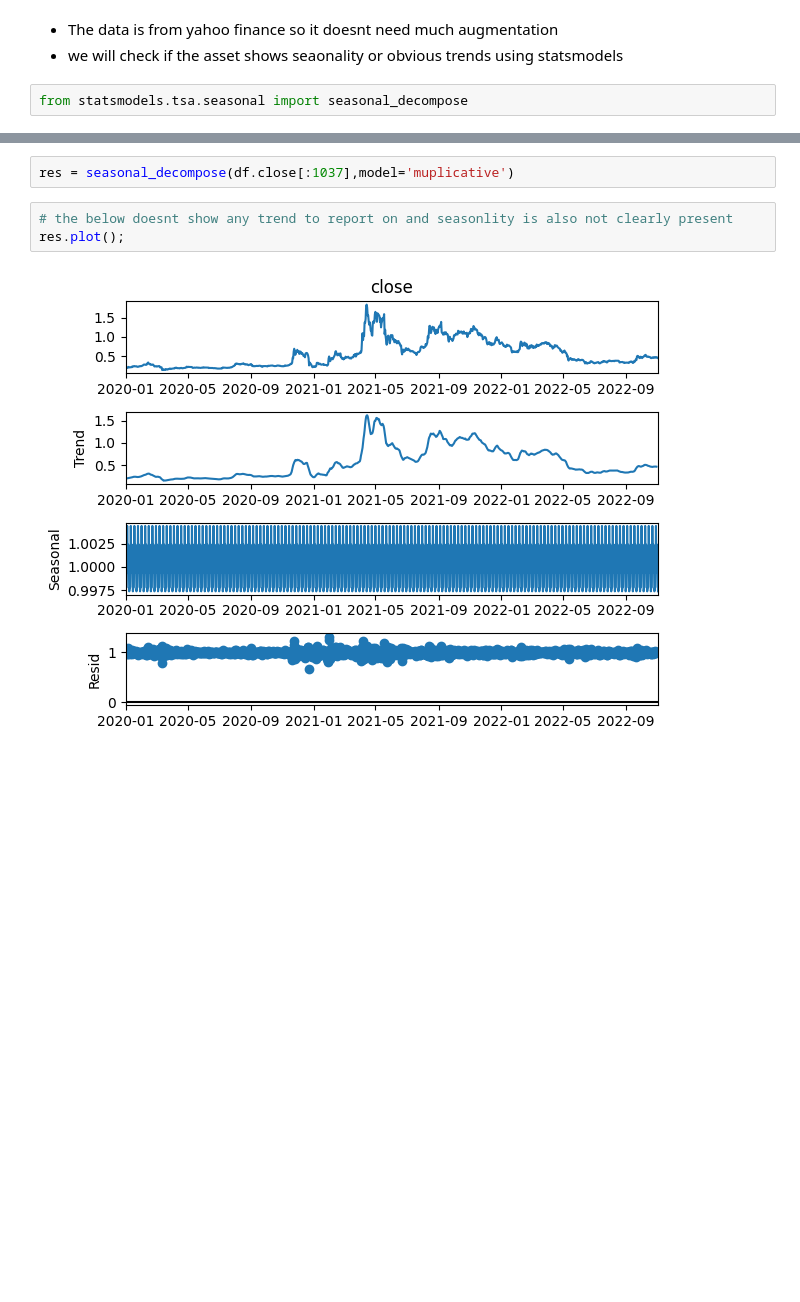
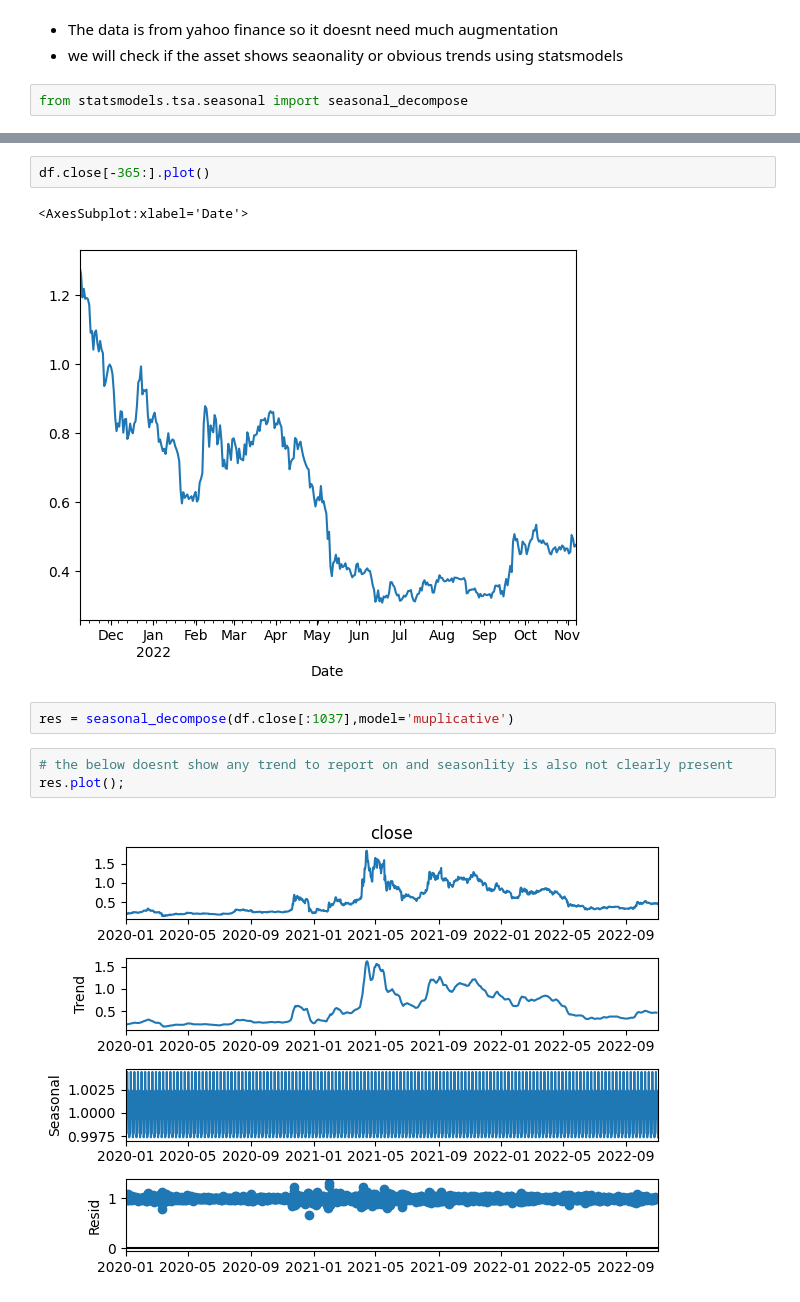
Before and after one commit to xlegicsinaustin/crypto-monitor, a Jupyter notebook: cryptomonitor/notebooks/historic data- vis-modeling.ipynb, the cells around one changed output, grey strips where cells are left out. Cells and saved outputs as stored; diff of their text form; blank space fills up the shorter version.

```diff
--- a/cryptomonitor/notebooks/historic data- vis-modeling.ipynb
+++ b/cryptomonitor/notebooks/historic data- vis-modeling.ipynb
@@ -125,3 +137,8 @@ df
+# %%
+df.close[-365:].plot()
+# %% [output]
+<AxesSubplot:xlabel='Date'>
+[figure, added]
 # %%
 res = seasonal_decompose(df.close[:1037],model='muplicative')
 # %%
```
Also changed, not shown: parts of 7 cells of this notebook.
